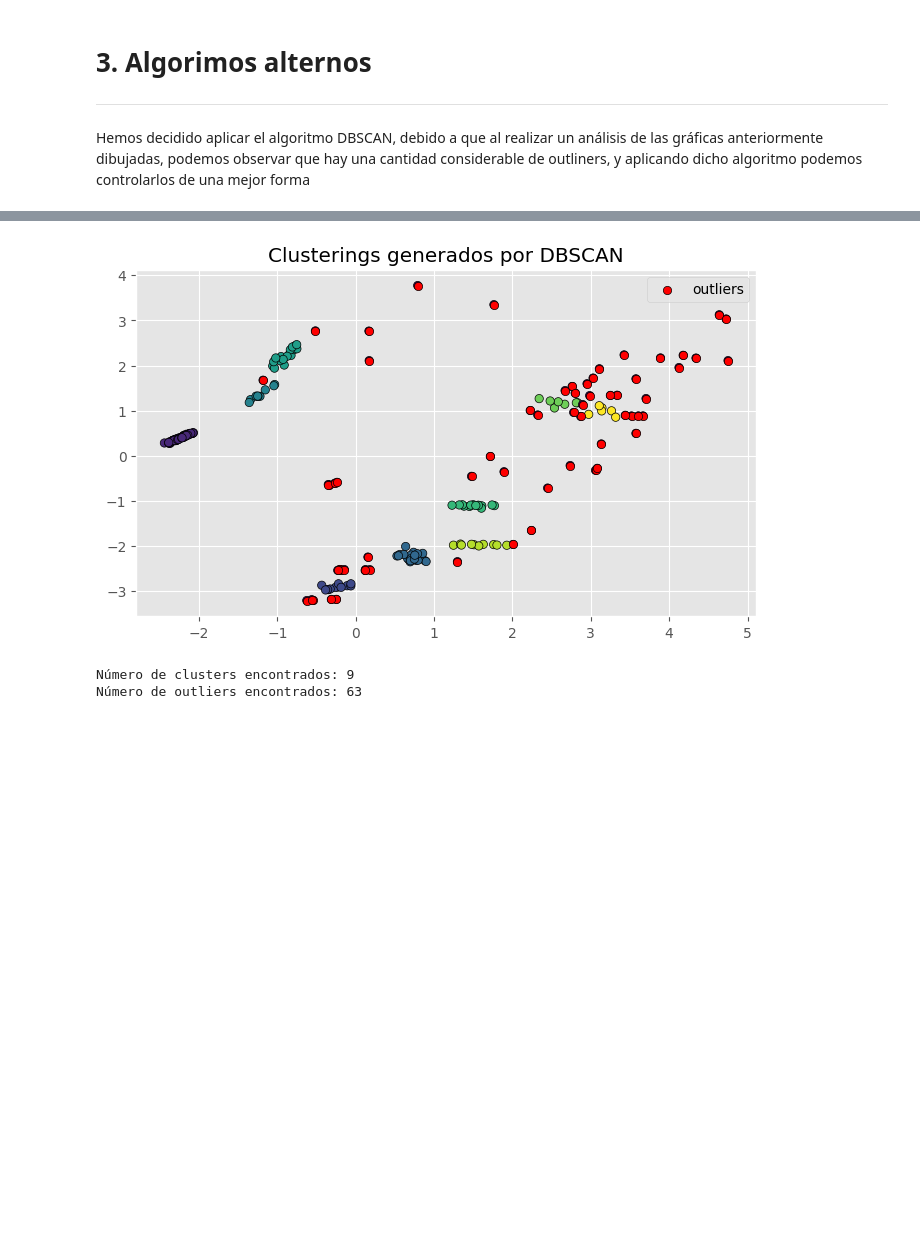
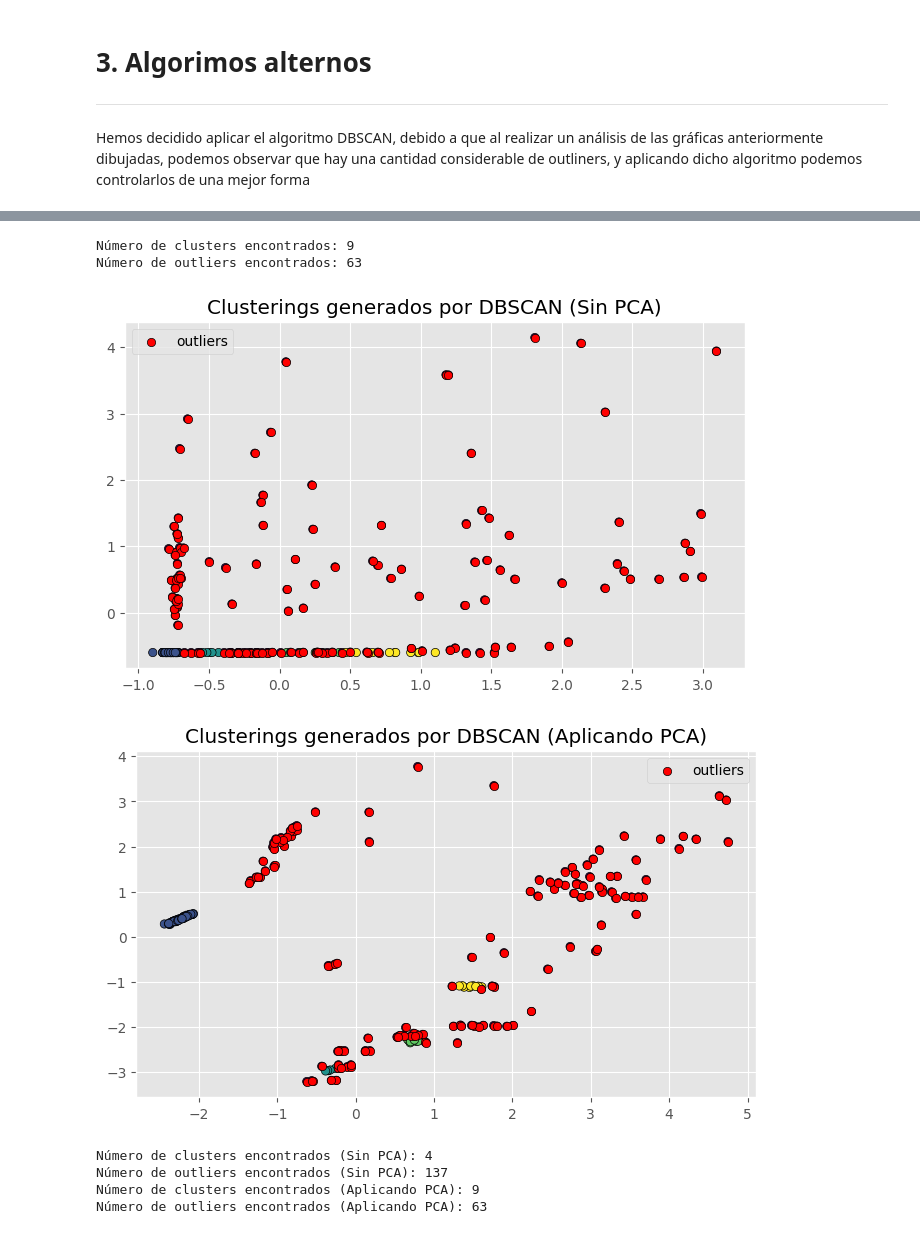
Before and after one commit to V1centeB/Aprendizaje_Automatico-P2-G1, a Jupyter notebook: model.ipynb, the cells around one changed output, grey strips where cells are left out. Drawn from its saved outputs; the diff is of its cells as text; code cells hidden in the pictures; blank space fills up the shorter version.

Commit message:
Comparativa dbscan con y sin pca

```diff
--- a/model.ipynb
+++ b/model.ipynb
@@ -463,46 +477,100 @@ modelo_dbscan = DBSCAN(
     metric       = 'euclidean',
 )
 
-X = X_pca_onehot_scaled
+modelo_pca_dbscan = DBSCAN(
+    eps          = 0.2,
+    min_samples  = 5,
+    metric       = 'euclidean',
+)
+
+X = X_onehot_scaled
+X_pca = X_pca_onehot_scaled
 
 modelo_dbscan.fit(X)
+modelo_pca_dbscan.fit(X_pca)
 
 # Clasificación
 # ==============================================================================
 labels = modelo_dbscan.labels_
+labels_pca = modelo_pca_dbscan.labels_
 
 fig, ax = plt.subplots(1, 1, figsize=(8, 4.5))
 
 ax.scatter(
     x = X[:, 0],
     y = X[:, 1],
     c = labels,
     marker    = 'o',
     edgecolor = 'black'
 )
 
 # Los outliers se identifican con el label -1
 ax.scatter(
     x = X[labels == -1, 0],
     y = X[labels == -1, 1],
     c = 'red',
     marker    = 'o',
     edgecolor = 'black',
     label = 'outliers'
 )
 
 ax.legend()
-ax.set_title('Clusterings generados por DBSCAN');
+ax.set_title('Clusterings generados por DBSCAN (Sin PCA)');
+
+
+fig, ax = plt.subplots(1, 1, figsize=(8, 4.5))
+
+ax.scatter(
+    x = X_pca[:, 0],
+    y = X_pca[:, 1],
+    c = labels,
+    marker    = 'o',
+    edgecolor = 'black'
+)
+
+# Los outliers se identifican con el label -1
+ax.scatter(
+    x = X_pca[labels == -1, 0],
+    y = X_pca[labels == -1, 1],
+    c = 'red',
+    marker    = 'o',
+    edgecolor = 'black',
+    label = 'outliers'
+)
+
+ax.legend()
+ax.set_title('Clusterings generados por DBSCAN (Aplicando PCA)');
+
+# Número de clusters y observaciones "outliers"
+# ==============================================================================
+n_clusters = len(set(labels_pca)) - (1 if -1 in labels_pca else 0)
+n_noise    = list(labels_pca).count(-1)
+
+print(f'Número de clusters encontrados: {n_clusters}')
+print(f'Número de outliers encontrados: {n_noise}')
 # %% [output]
+Número de clusters encontrados: 9
+Número de outliers encontrados: 63
-[figure, old version]
+[figure, new version]
+[figure, added]
 # %%
-# Número de clusters y observaciones "outliers"
+# Número de clusters y observaciones "outliers" sin aplicar PCA
 # ==============================================================================
 n_clusters = len(set(labels)) - (1 if -1 in labels else 0)
 n_noise    = list(labels).count(-1)
 
-print(f'Número de clusters encontrados: {n_clusters}')
-print(f'Número de outliers encontrados: {n_noise}')
+print(f'Número de clusters encontrados (Sin PCA): {n_clusters}')
+print(f'Número de outliers encontrados (Sin PCA): {n_noise}')
+
+# Número de clusters y observaciones "outliers aplicando PCA"
+# ==============================================================================
+n_clusters = len(set(labels_pca)) - (1 if -1 in labels_pca else 0)
+n_noise    = list(labels_pca).count(-1)
+
+print(f'Número de clusters encontrados (Aplicando PCA): {n_clusters}')
+print(f'Número de outliers encontrados (Aplicando PCA): {n_noise}')
 # %% [output]
-Número de clusters encontrados: 9
-Número de outliers encontrados: 63
+Número de clusters encontrados (Sin PCA): 4
+Número de outliers encontrados (Sin PCA): 137
+Número de clusters encontrados (Aplicando PCA): 9
+Número de outliers encontrados (Aplicando PCA): 63
```
Also changed, not shown: parts of 2 cells of this notebook.
